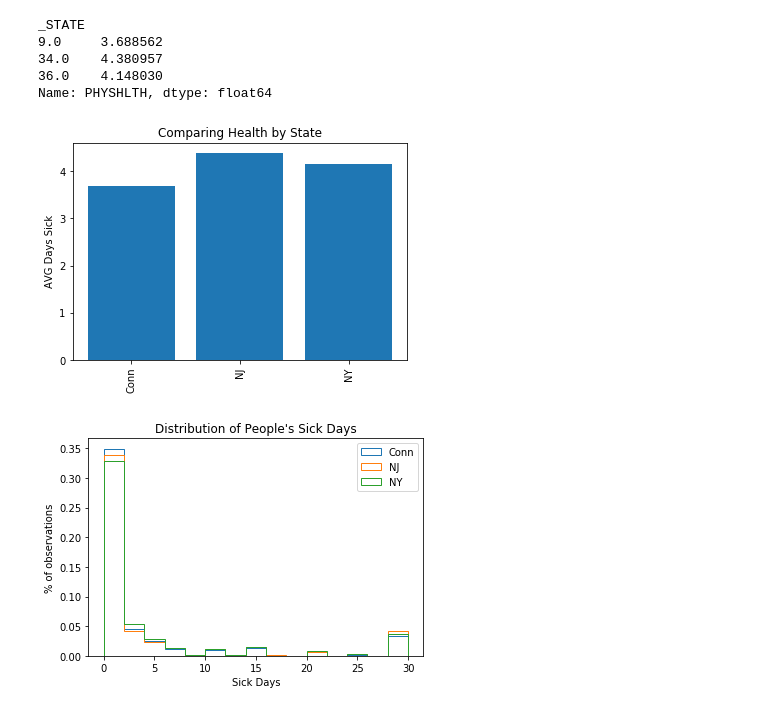
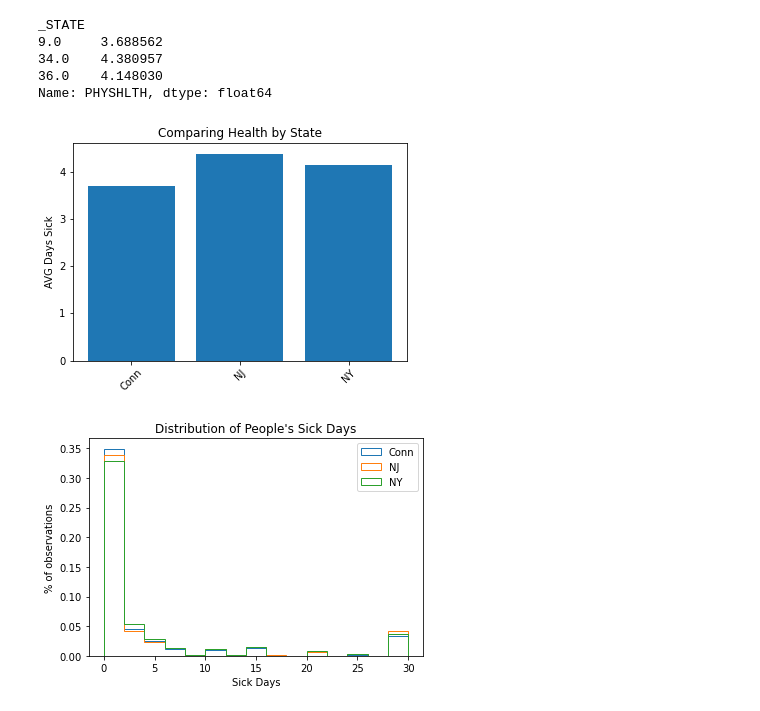
Before and after one commit to Astroraf/nyc-mhtn-ds-120720-lectures, a Jupyter notebook: Phase_1/STATS_case_study/Statistical_Tests_Applied_partial_answer_key.ipynb, the cells around one changed output. Cells and saved outputs as stored; diff of their text form; code cells hidden in the pictures.

```diff
--- a/Phase_1/STATS_case_study/Statistical_Tests_Applied_partial_answer_key.ipynb
+++ b/Phase_1/STATS_case_study/Statistical_Tests_Applied_partial_answer_key.ipynb
@@ -7,7 +11,7 @@ import numpy as np
 # pd.read_csv('case_study.csv')
 # %%
 #Load our dataframe account for the index columns
-df = pd.read_csv('case_study.csv', index_col=0)
+df = pd.read_csv('case_study.csv', index_col=0, low_memory = False)
 # %%
 df
 # %% [output]
@@ -156,18 +161,18 @@ states = ['Conn', 'NJ', 'NY']
 # %%
 # code to graph those averages using matplotlib
 fig, ax = plt.subplots()
 
 # Plot a bar-chart
 ax.bar(states, means)
 
 # Set title and lables
-ax.set_xticklabels(['Conn', 'NJ', 'NY'], rotation=90)
+ax.set_xticklabels(['Conn', 'NJ', 'NY'], rotation=45)
 ax.set_ylabel("AVG Days Sick")
 ax.set_title('Comparing Health by State')
 
 plt.show()
 # %% [output]
-[figure, old version]
+[figure, new version]
 # %%
 # graphic showing the histogram of data
 
```
Also changed, not shown: parts of 79 cells of this notebook, 10 other files.
